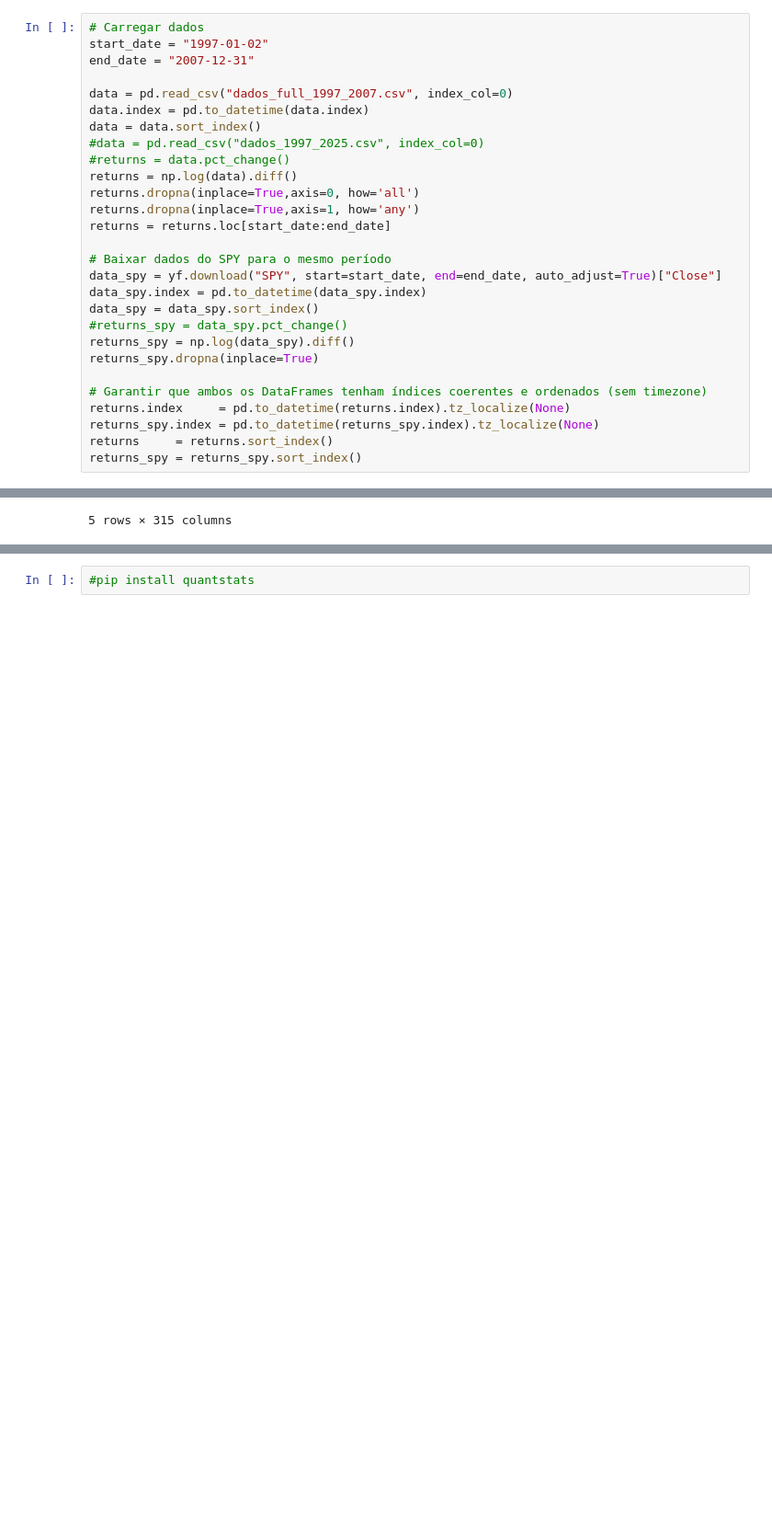
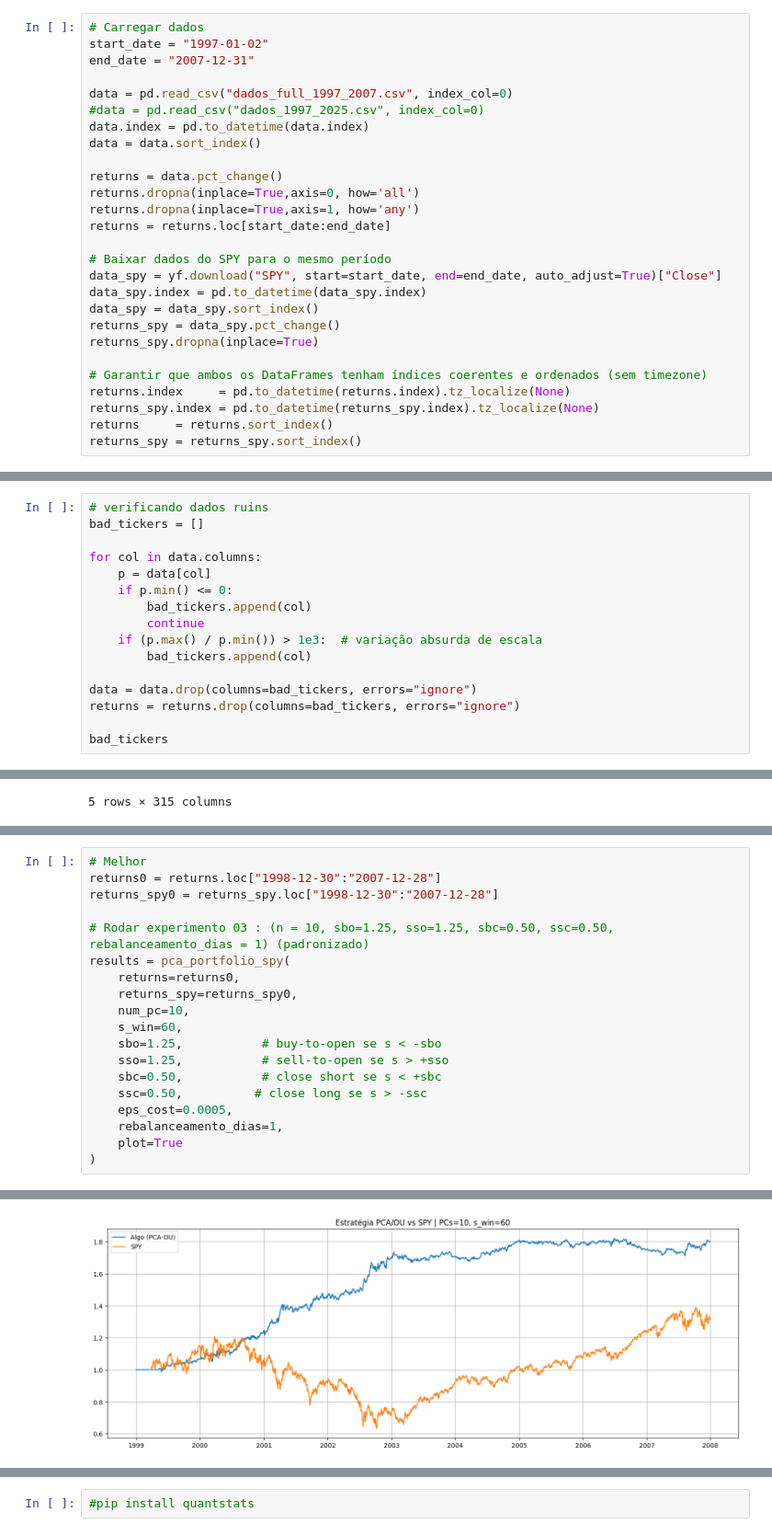
Before and after one commit to savio160502/Statistical-Arbitrage, a Jupyter notebook: run_backtest.ipynb, the cells around one changed output, grey strips where cells are left out. Shown at 92% size. Drawn from its saved outputs; the diff is of its cells as text; blank space fills up the shorter version.

```diff
--- a/run_backtest.ipynb
+++ b/run_backtest.ipynb
@@ -23,11 +36,11 @@ start_date = "1997-01-02"
 end_date = "2007-12-31"
 
 data = pd.read_csv("dados_full_1997_2007.csv", index_col=0)
+#data = pd.read_csv("dados_1997_2025.csv", index_col=0)
 data.index = pd.to_datetime(data.index)
 data = data.sort_index()
-#data = pd.read_csv("dados_1997_2025.csv", index_col=0)
-#returns = data.pct_change()
-returns = np.log(data).diff()
+
+returns = data.pct_change()
 returns.dropna(inplace=True,axis=0, how='all')
 returns.dropna(inplace=True,axis=1, how='any')
 returns = returns.loc[start_date:end_date]
@@ -36,8 +49,7 @@ returns = returns.loc[start_date:end_date]
 data_spy = yf.download("SPY", start=start_date, end=end_date, auto_adjust=True)["Close"]
 data_spy.index = pd.to_datetime(data_spy.index)
 data_spy = data_spy.sort_index()
-#returns_spy = data_spy.pct_change()
-returns_spy = np.log(data_spy).diff()
+returns_spy = data_spy.pct_change()
 returns_spy.dropna(inplace=True)
 
 # Garantir que ambos os DataFrames tenham índices coerentes e ordenados (sem timezone)
@@ -102,0 +68,16 @@ display(data2.head())
+# %%
+# verificando dados ruins
+bad_tickers = []
+
+for col in data.columns:
+    p = data[col]
+    if p.min() <= 0:
+        bad_tickers.append(col)
+        continue
+    if (p.max() / p.min()) > 1e3:  # variação absurda de escala
+        bad_tickers.append(col)
+
+data = data.drop(columns=bad_tickers, errors="ignore")
+returns = returns.drop(columns=bad_tickers, errors="ignore")
+
+bad_tickers
@@ -1324,0 +97,20 @@ Length: 4193, dtype: float64
+# %%
+# Melhor
+returns0 = returns.loc["1998-12-30":"2007-12-28"]
+returns_spy0 = returns_spy.loc["1998-12-30":"2007-12-28"]
+
+# Rodar experimento 03 : (n = 10, sbo=1.25, sso=1.25, sbc=0.50, ssc=0.50, rebalanceamento_dias = 1) (padronizado)
+results = pca_portfolio_spy(
+    returns=returns0,
+    returns_spy=returns_spy0,
+    num_pc=10,
+    s_win=60,
+    sbo=1.25,           # buy-to-open se s < -sbo
+    sso=1.25,           # sell-to-open se s > +sso
+    sbc=0.50,           # close short se s < +sbc
+    ssc=0.50,          # close long se s > -ssc
+    eps_cost=0.0005,
+    rebalanceamento_dias=1,
+    plot=True
+)
+# %% [output]
@@ -1324,0 +134 @@ Length: 4193, dtype: float64
+[figure, added]
```
Also changed, not shown: parts of 66 cells of this notebook.
